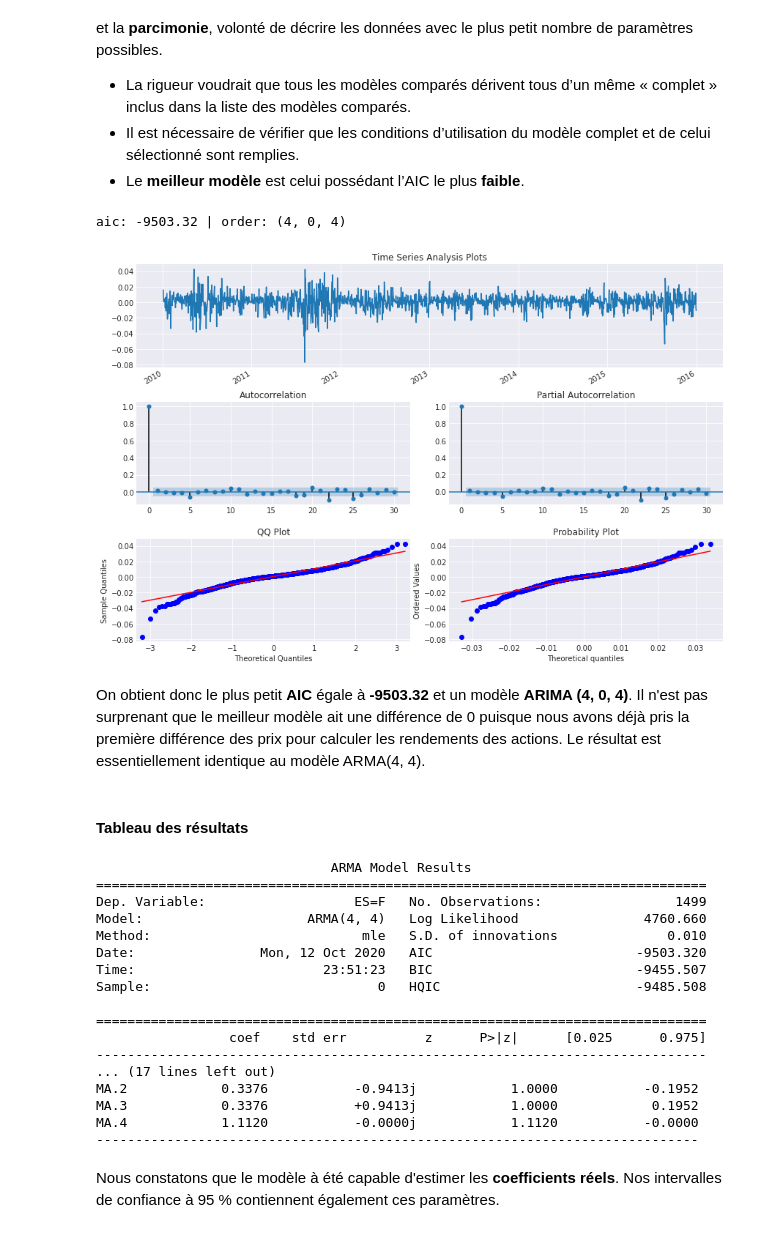
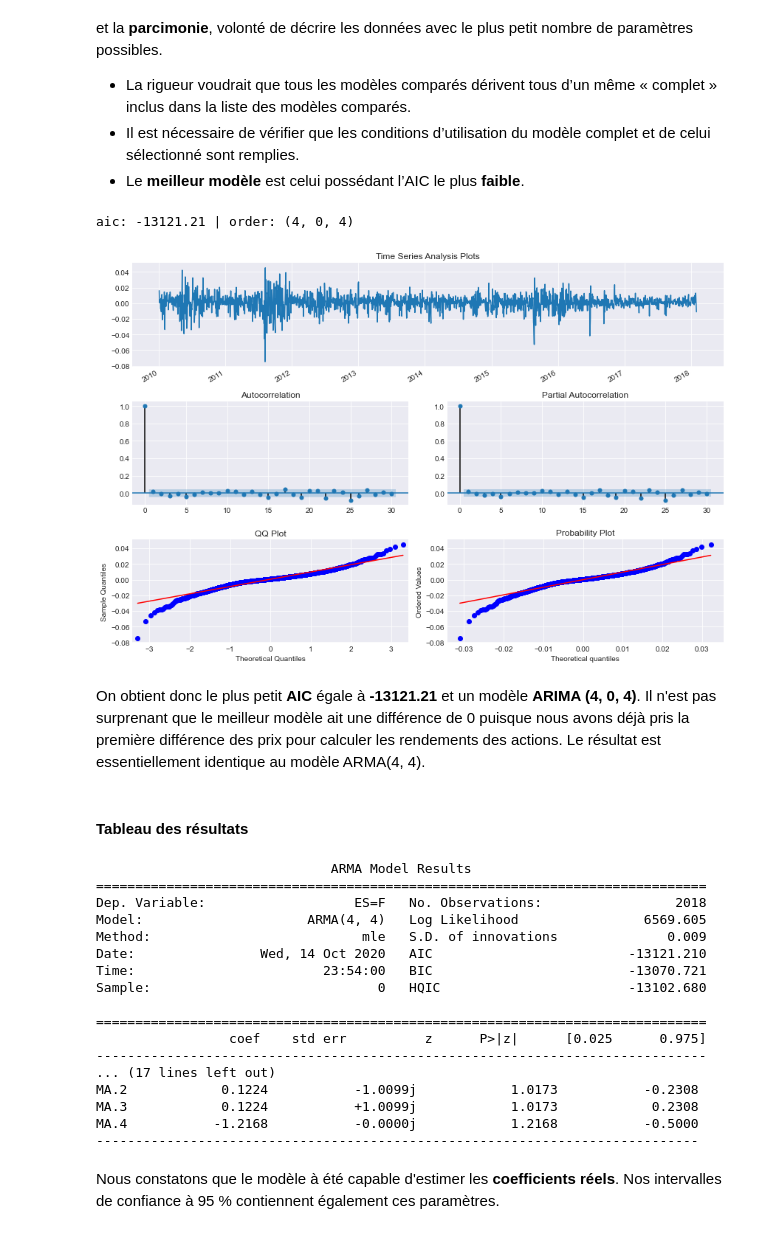
Before and after one commit to Lawisss/Helenos-Model, a Jupyter notebook: ARIMA_filtered.ipynb, the cells around one changed output. Cells and saved outputs as stored; diff of their text form; code cells hidden in the pictures.

Commit message:
Diagnostique + Estimation ARIMA / ARIMA Filtered

```diff
--- a/ARIMA_filtered.ipynb
+++ b/ARIMA_filtered.ipynb
@@ -47,7 +48,7 @@ Nous sourçons nos données grâce à notre fournisseur **Yahoo Finance** qui no
 # %%
 from backtester.dataSource.yahoo_data_source import YahooStockDataSource
 startDateStr = '2010/01/01'
-endDateStr = '2016/01/01'
+endDateStr = '2020/01/01'
 cachedFolderName = 'yahooData/'
 dataSetId = 'Futures_ES_2000_2016'
 instrumentIds = ['ES=F']
@@ -67,6 +68,15 @@ Processing data for stock: ES=F
 40% done...
 60% done...
 80% done...
+# %%
+# Selection/Exploration des données sourcées
+# Séparation des données d'entrainement et de test
+
+TStraining = lrets['ES=F'].iloc[0:2019].dropna()
+TStraining.index = pd.DatetimeIndex(TStraining.index.values, freq=TStraining.index.inferred_freq)
+
+TStest = lrets['ES=F'].iloc[2018:].dropna()
+TStest.index = pd.DatetimeIndex(TStest.index.values, freq=TStest.index.inferred_freq)
 # %% [markdown]
 #### Pourquoi utiliser le logarithme des rendements ?
 # %% [markdown]
@@ -191,59 +193,59 @@ L’AIC représente donc un compromis entre le **biais**, diminuant avec le nomb
 # %%
 # Choix des meilleur paramètres (ordres) et du modèle final avec l'aic
 
 best_aic = np.inf
 best_order = None
 best_mdl = None
 
 pq_rng = range(5) # [0,1,2,3,4]
 d_rng = range(2) # [0,1]
 for i in pq_rng:
     for d in d_rng:
         for j in pq_rng:
             try:
-                tmp_mdl = smt.ARIMA(TS, order=(i,d,j)).fit(method='mle', trend='nc')
+                tmp_mdl = smt.ARIMA(TStraining, order=(i,d,j)).fit(method='mle', trend='nc')
                 tmp_aic = tmp_mdl.aic
                 if tmp_aic < best_aic:
                     best_aic = tmp_aic
                     best_order = (i, d, j)
                     best_mdl = tmp_mdl
             except: continue
 
 
 print('aic: {:6.2f} | order: {}'.format(best_aic, best_order))
 
 # Visualisation du modèle ARIMA
 
 _ = tsplot(best_mdl.resid, lags=30)
 # %% [output]
-aic: -9503.32 | order: (4, 0, 4)
+aic: -13121.21 | order: (4, 0, 4)
-[figure, old version]
+[figure, new version]
 # %% [markdown]
-On obtient donc le plus petit **AIC** égale à **-9503.32** et un modèle **ARIMA (4, 0, 4)**. Il n'est pas surprenant que le meilleur modèle ait une différence de 0 puisque nous avons déjà pris la première différence des prix pour calculer les rendements des actions. Le résultat est essentiellement identique au modèle ARMA(4, 4).
+On obtient donc le plus petit **AIC** égale à **-13121.21** et un modèle **ARIMA (4, 0, 4)**. Il n'est pas surprenant que le meilleur modèle ait une différence de 0 puisque nous avons déjà pris la première différence des prix pour calculer les rendements des actions. Le résultat est essentiellement identique au modèle ARMA(4, 4).
 # %% [markdown]
 #### Tableau des résultats
 # %%
 # Affichage du tableau des résultats (résumé)
 
-mdl = smt.ARIMA(TS, order=(4,0,4)).fit( method='mle', trend='nc')
+mdl = smt.ARIMA(TStraining, order=(4,0,4)).fit( method='mle', trend='nc')
 print(mdl.summary())
 # %% [output]
                               ARMA Model Results
 ==============================================================================
-Dep. Variable:                   ES=F   No. Observations:                 1499
-Model:                     ARMA(4, 4)   Log Likelihood                4760.660
-Method:                           mle   S.D. of innovations              0.010
-Date:                Mon, 12 Oct 2020   AIC                          -9503.320
-Time:                        23:51:23   BIC                          -9455.507
-Sample:                             0   HQIC                         -9485.508
+Dep. Variable:                   ES=F   No. Observations:                 2018
+Model:                     ARMA(4, 4)   Log Likelihood                6569.605
+Method:                           mle   S.D. of innovations              0.009
+Date:                Wed, 14 Oct 2020   AIC                         -13121.210
+Time:                        23:54:00   BIC                         -13070.721
+Sample:                             0   HQIC                        -13102.680
 
 ==============================================================================
                  coef    std err          z      P>|z|      [0.025      0.975]
 ------------------------------------------------------------------------------
 ... (17 lines left out)
-MA.2            0.3376           -0.9413j            1.0000           -0.1952
-MA.3            0.3376           +0.9413j            1.0000            0.1952
-MA.4            1.1120           -0.0000j            1.1120           -0.0000
+MA.2            0.1224           -1.0099j            1.0173           -0.2308
+MA.3            0.1224           +1.0099j            1.0173            0.2308
+MA.4           -1.2168           -0.0000j            1.2168           -0.5000
 -----------------------------------------------------------------------------
 # %% [markdown]
 Nous constatons que le modèle à été capable d'estimer les **coefficients réels**. Nos intervalles de confiance à 95 % contiennent également ces paramètres.
```
Also changed, not shown: parts of 18 cells of this notebook, 2 other files.
